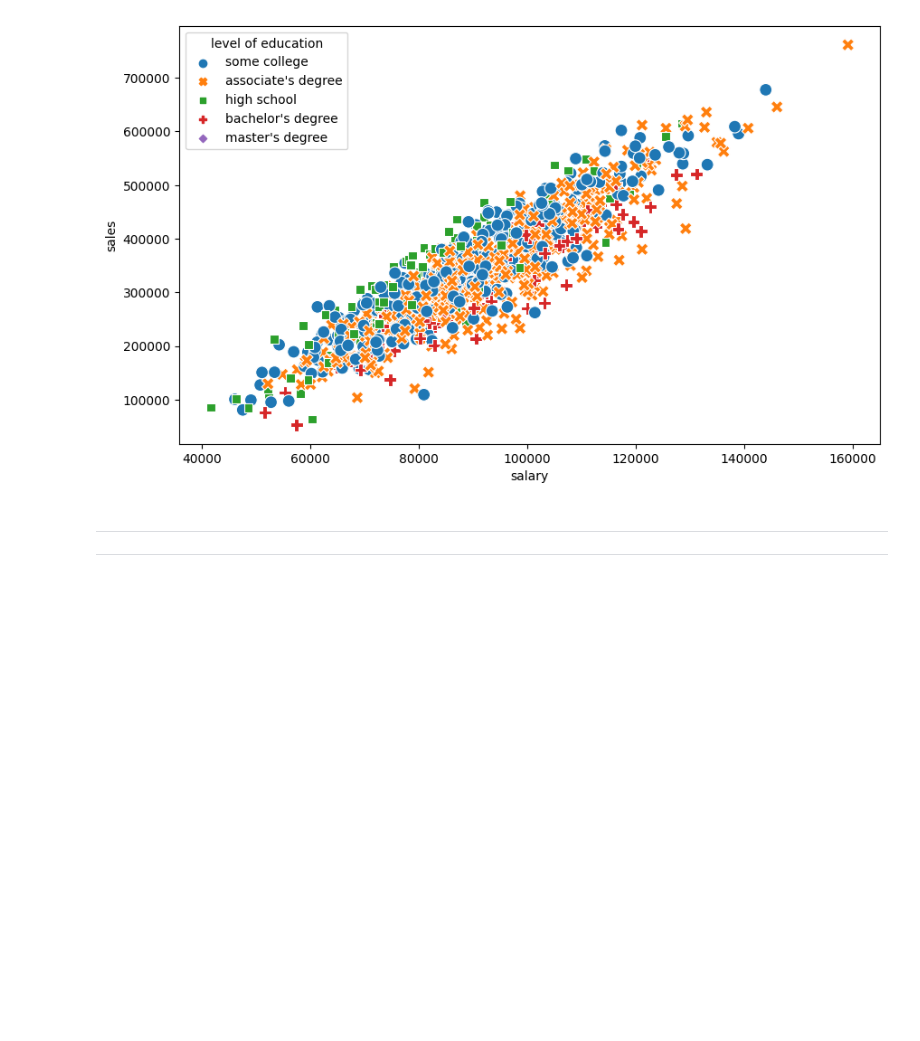
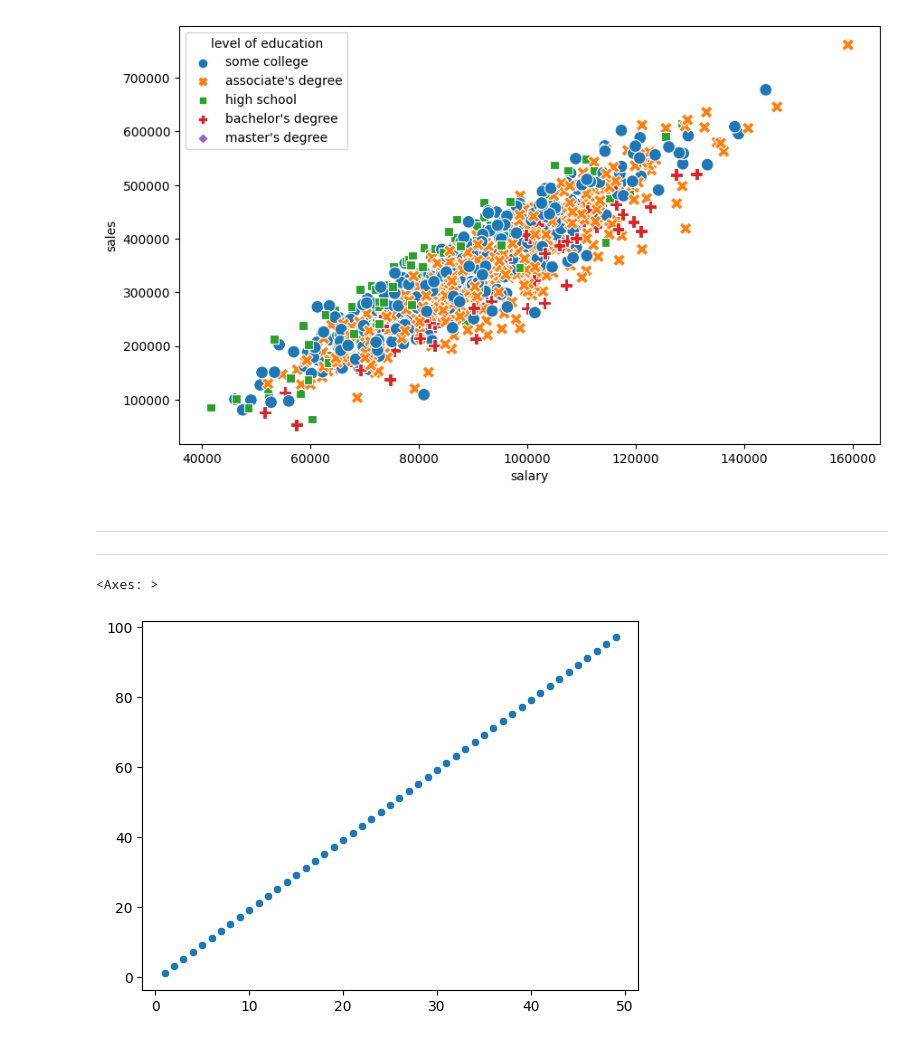
Before and after one commit to UnlimitedV/Learning_ML, a Jupyter notebook: seaborn/00-Scatter-Plots.ipynb, the cells around one changed output. Drawn from its saved outputs; the diff is of its cells as text; code cells hidden in the pictures; blank space fills up the shorter version.

Commit message:
Extra scatter

```diff
--- a/seaborn/00-Scatter-Plots.ipynb
+++ b/seaborn/00-Scatter-Plots.ipynb
@@ -144,3 +144,10 @@ plt.savefig('example_scatter.jpg')
 # %% [markdown]
 ----
 ----
+# %%
+x = range(1, 50)
+y = range(1, 98, 2)
+sns.scatterplot(x=x, y=y)
+# %% [output]
+<Axes: >
+[figure, added]
```
Also changed, not shown: parts of 4 cells of this notebook.
